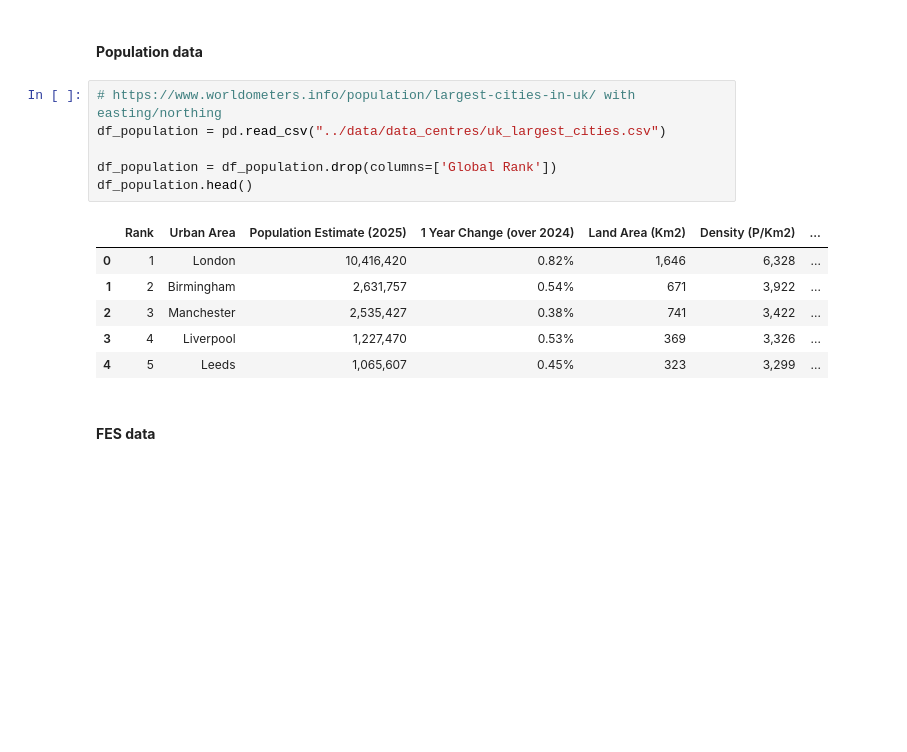
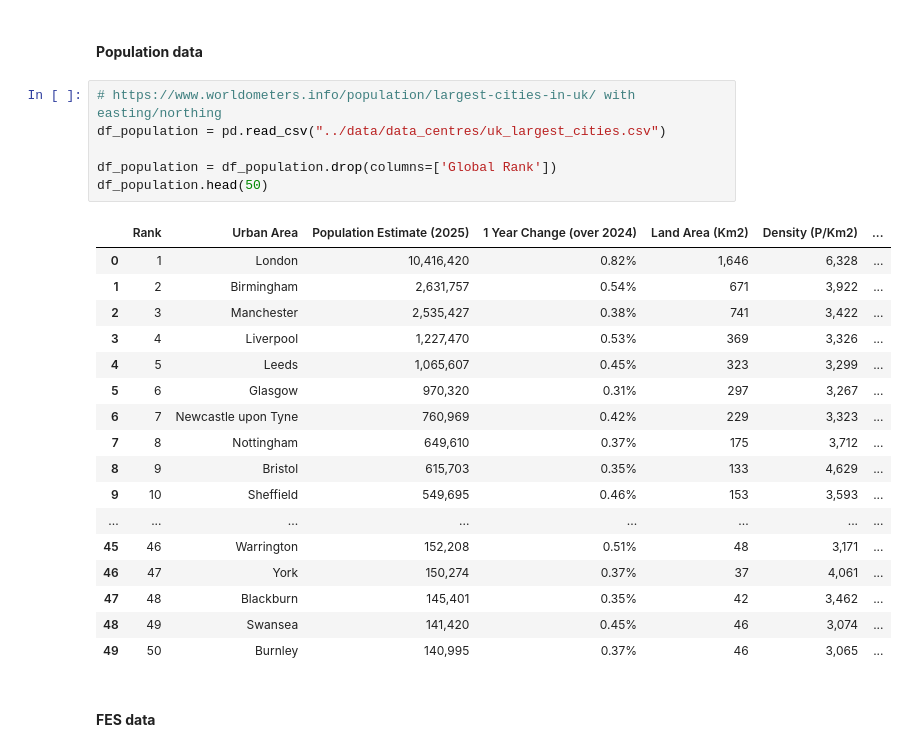
Before and after one commit to marta-uoe/PyPSA-GB-datacentres, a Jupyter notebook: notebooks/Martas_PhD_notebook.ipynb, the cells around one changed output. Drawn from its saved outputs; the diff is of its cells as text; blank space fills up the shorter version.

```diff
--- a/notebooks/Martas_PhD_notebook.ipynb
+++ b/notebooks/Martas_PhD_notebook.ipynb
@@ -43,16 +43,27 @@ import gc
 # %%
 # https://www.worldometers.info/population/largest-cities-in-uk/ with easting/northing
 df_population = pd.read_csv("../data/data_centres/uk_largest_cities.csv")
 
 df_population = df_population.drop(columns=['Global Rank'])
-df_population.head()
+df_population.head(50)
 # %% [output]
 |  | Rank | Urban Area | Population Estimate (2025) | 1 Year Change (over 2024) | Land Area (Km2) | Density (P/Km2) | ... |
 | 0 | 1 | London | 10,416,420 | 0.82% | 1,646 | 6,328 | ... |
 | 1 | 2 | Birmingham | 2,631,757 | 0.54% | 671 | 3,922 | ... |
 | 2 | 3 | Manchester | 2,535,427 | 0.38% | 741 | 3,422 | ... |
 | 3 | 4 | Liverpool | 1,227,470 | 0.53% | 369 | 3,326 | ... |
 | 4 | 5 | Leeds | 1,065,607 | 0.45% | 323 | 3,299 | ... |
+| 5 | 6 | Glasgow | 970,320 | 0.31% | 297 | 3,267 | ... |
+| 6 | 7 | Newcastle upon Tyne | 760,969 | 0.42% | 229 | 3,323 | ... |
+| 7 | 8 | Nottingham | 649,610 | 0.37% | 175 | 3,712 | ... |
+| 8 | 9 | Bristol | 615,703 | 0.35% | 133 | 4,629 | ... |
+| 9 | 10 | Sheffield | 549,695 | 0.46% | 153 | 3,593 | ... |
+| ... | ... | ... | ... | ... | ... | ... | ... |
+| 45 | 46 | Warrington | 152,208 | 0.51% | 48 | 3,171 | ... |
+| 46 | 47 | York | 150,274 | 0.37% | 37 | 4,061 | ... |
+| 47 | 48 | Blackburn | 145,401 | 0.35% | 42 | 3,462 | ... |
+| 48 | 49 | Swansea | 141,420 | 0.45% | 46 | 3,074 | ... |
+| 49 | 50 | Burnley | 140,995 | 0.37% | 46 | 3,065 | ... |
 # %% [markdown]
 #### **FES data**
 # %%
```
Also changed, not shown: parts of 7 cells of this notebook.
